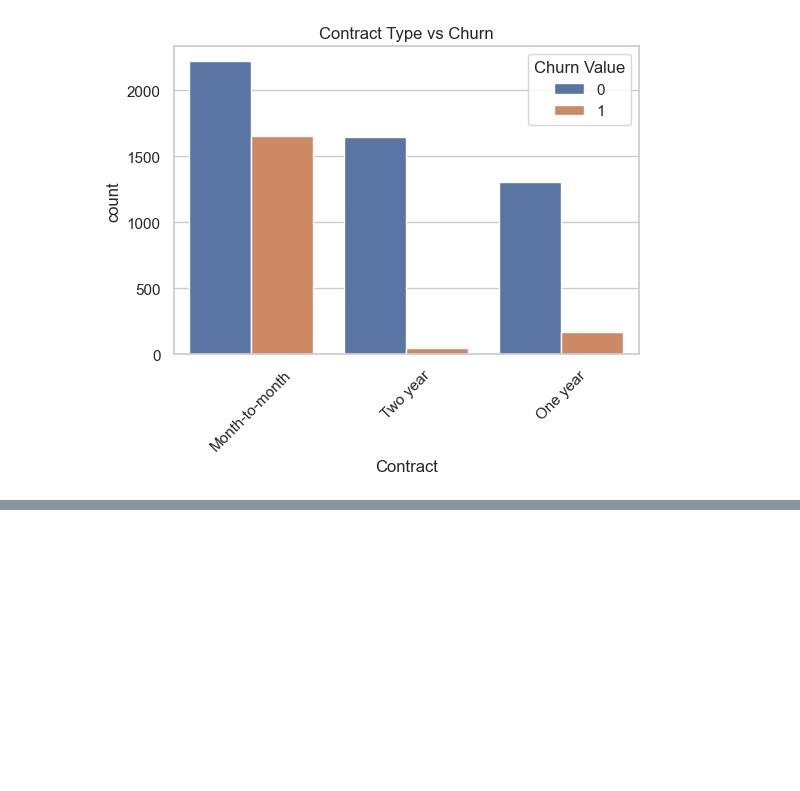
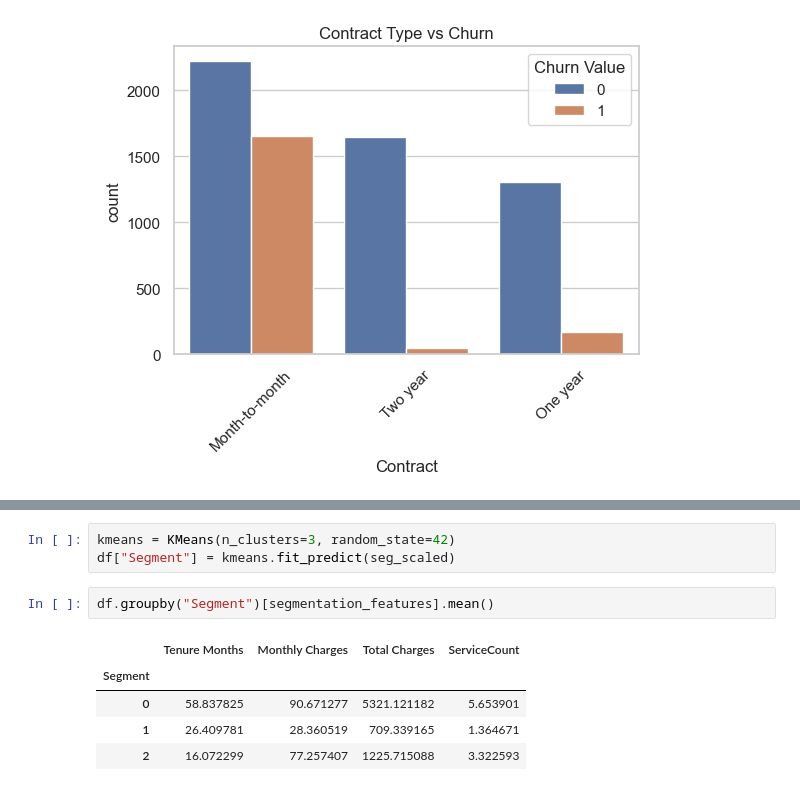
Before and after one commit to SrishtiPandey0714/segmentation-churn-retention-ml-project, a Jupyter notebook: notebooks/01_data_understanding_eda.ipynb, the cells around one changed output, grey strips where cells are left out. Drawn from its saved outputs; the diff is of its cells as text; blank space fills up the shorter version.

```diff
--- a/notebooks/01_data_understanding_eda.ipynb
+++ b/notebooks/01_data_understanding_eda.ipynb
@@ -115,0 +183,11 @@ plt.show()
+# %%
+kmeans = KMeans(n_clusters=3, random_state=42)
+df["Segment"] = kmeans.fit_predict(seg_scaled)
+# %%
+df.groupby("Segment")[segmentation_features].mean()
+# %% [output]
+|  | Tenure Months | Monthly Charges | Total Charges | ServiceCount |
+| Segment |  |  |  |  |
+| 0 | 58.837825 | 90.671277 | 5321.121182 | 5.653901 |
+| 1 | 26.409781 | 28.360519 | 709.339165 | 1.364671 |
+| 2 | 16.072299 | 77.257407 | 1225.715088 | 3.322593 |
```
Also changed, not shown: parts of 8 cells of this notebook.
